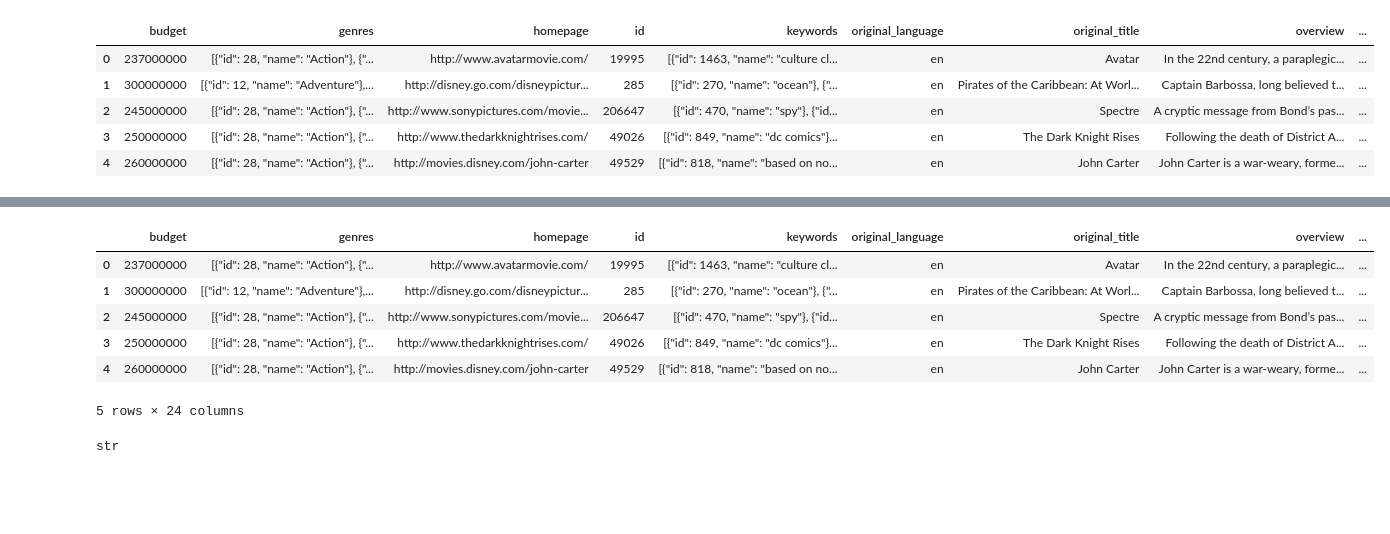
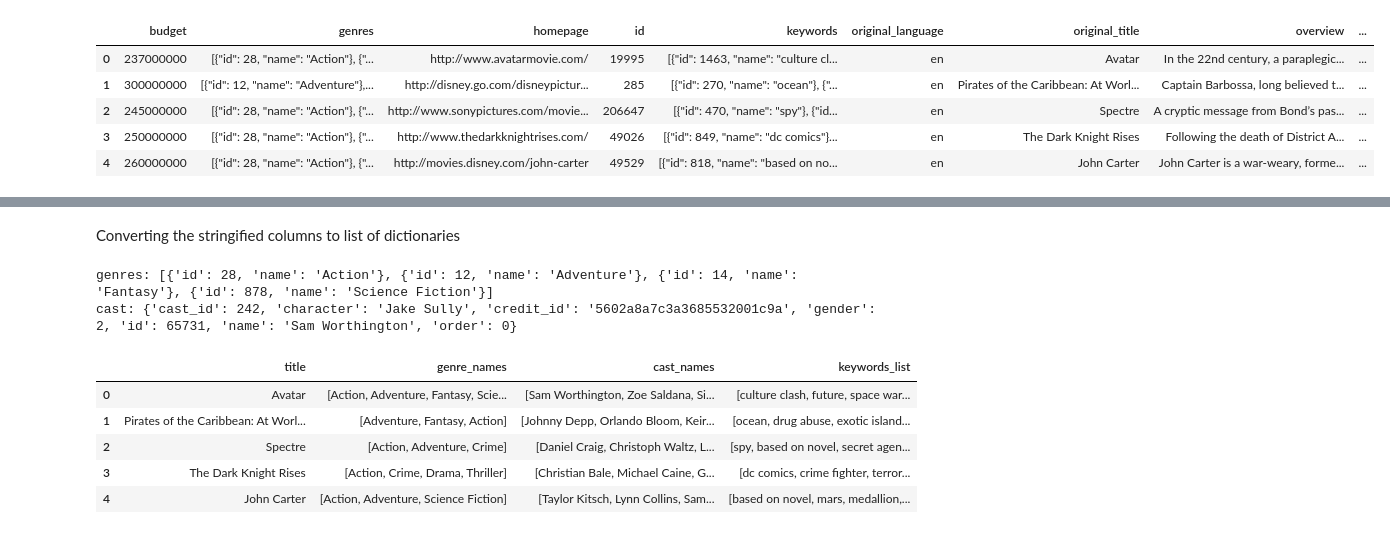
Before and after one commit to Superkai017/Movie-Recommender-System, a Jupyter notebook: Data/preprocessing.ipynb, the cells around one changed output, grey strips where cells are left out. Saved outputs shown, nothing was run; the diff lists cells and outputs as text; code cells hidden in the pictures; blank space fills up the shorter version.

Commit message:
cleaning the data including converting string data into a useful list and dictionaries data and also filtering missing values

```diff
--- a/Data/preprocessing.ipynb
+++ b/Data/preprocessing.ipynb
@@ -23,2 +28,4 @@ credits.head()
 # %%
+credits = credits.drop(columns=['title'])
 movies = movie.merge(credits, left_on='id', right_on='movie_id')
+movies.head()
@@ -25,14 +40,32 @@ movies = movie.merge(credits, left_on='id', right_on='movie_id')
+# %% [markdown]
+Converting the stringified columns to list of dictionaries
+# %%
+def safe_parse(x):
+    if isinstance(x, list):
+        return x
+    try:
+        return ast.literal_eval(x)
+    except (ValueError, SyntaxError, TypeError):
+        return []
+# %%
+for col in ['genres', 'keywords', 'production_companies', 'spoken_languages', 'cast', 'crew']:
+    movies[col] = movies[col].apply(safe_parse)
+# %%
+print("genres:", movies['genres'][0])
+print("cast:",   movies['cast'][0][0])
+# %% [output]
+genres: [{'id': 28, 'name': 'Action'}, {'id': 12, 'name': 'Adventure'}, {'id': 14, 'name': 'Fantasy'}, {'id': 878, 'name': 'Science Fiction'}]
+cast: {'cast_id': 242, 'character': 'Jake Sully', 'credit_id': '5602a8a7c3a3685532001c9a', 'gender': 2, 'id': 65731, 'name': 'Sam Worthington', 'order': 0}
+# %%
+movies['genre_names']    = movies['genres'].apply(lambda x: [d['name'] for d in x])
+movies['cast_names']     = movies['cast'].apply(lambda x: [d['name'] for d in x[:5]])
+movies['keywords_list']  = movies['keywords'].apply(lambda x: [d['name'] for d in x])
 # %%
-movies.head()
+movies[['title', 'genre_names', 'cast_names', 'keywords_list']].head()
 # %% [output]
-|  | budget | genres | homepage | id | keywords | original_language | original_title | overview | ... |
-| 0 | 237000000 | [{"id": 28, "name": "Action"}, {"... | http://www.avatarmovie.com/ | 19995 | [{"id": 1463, "name": "culture cl... | en | Avatar | In the 22nd century, a paraplegic... | ... |
-| 1 | 300000000 | [{"id": 12, "name": "Adventure"},... | http://disney.go.com/disneypictur... | 285 | [{"id": 270, "name": "ocean"}, {"... | en | Pirates of the Caribbean: At Worl... | Captain Barbossa, long believed t... | ... |
-| 2 | 245000000 | [{"id": 28, "name": "Action"}, {"... | http://www.sonypictures.com/movie... | 206647 | [{"id": 470, "name": "spy"}, {"id... | en | Spectre | A cryptic message from Bond’s pas... | ... |
-| 3 | 250000000 | [{"id": 28, "name": "Action"}, {"... | http://www.thedarkknightrises.com/ | 49026 | [{"id": 849, "name": "dc comics"}... | en | The Dark Knight Rises | Following the death of District A... | ... |
-| 4 | 260000000 | [{"id": 28, "name": "Action"}, {"... | http://movies.disney.com/john-carter | 49529 | [{"id": 818, "name": "based on no... | en | John Carter | John Carter is a war-weary, forme... | ... |
+|  | title | genre_names | cast_names | keywords_list |
+| 0 | Avatar | [Action, Adventure, Fantasy, Scie... | [Sam Worthington, Zoe Saldana, Si... | [culture clash, future, space war... |
+| 1 | Pirates of the Caribbean: At Worl... | [Adventure, Fantasy, Action] | [Johnny Depp, Orlando Bloom, Keir... | [ocean, drug abuse, exotic island... |
+| 2 | Spectre | [Action, Adventure, Crime] | [Daniel Craig, Christoph Waltz, L... | [spy, based on novel, secret agen... |
+| 3 | The Dark Knight Rises | [Action, Crime, Drama, Thriller] | [Christian Bale, Michael Caine, G... | [dc comics, crime fighter, terror... |
+| 4 | John Carter | [Action, Adventure, Science Fiction] | [Taylor Kitsch, Lynn Collins, Sam... | [based on novel, mars, medallion,... |
-5 rows × 24 columns
-# %%
-type(movies['spoken_languages'][0])
-# %% [output]
-str
```
Also changed, not shown: parts of 19 cells of this notebook.
